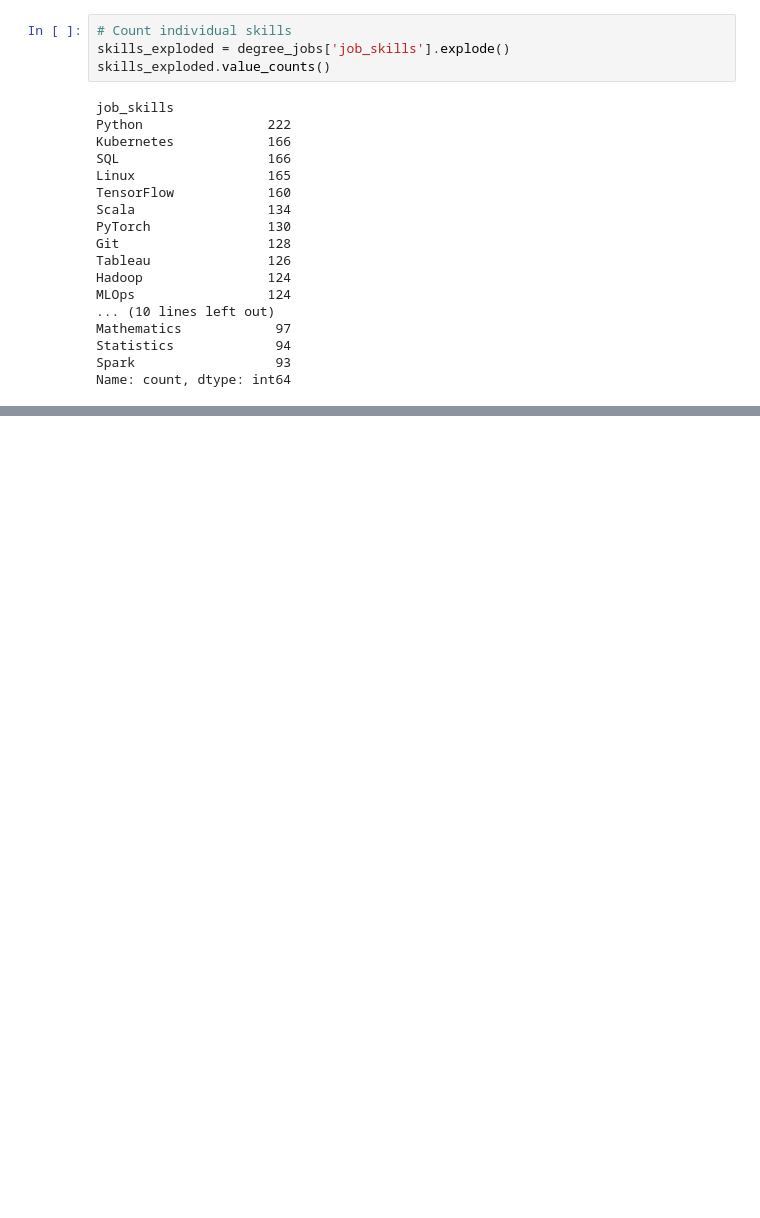
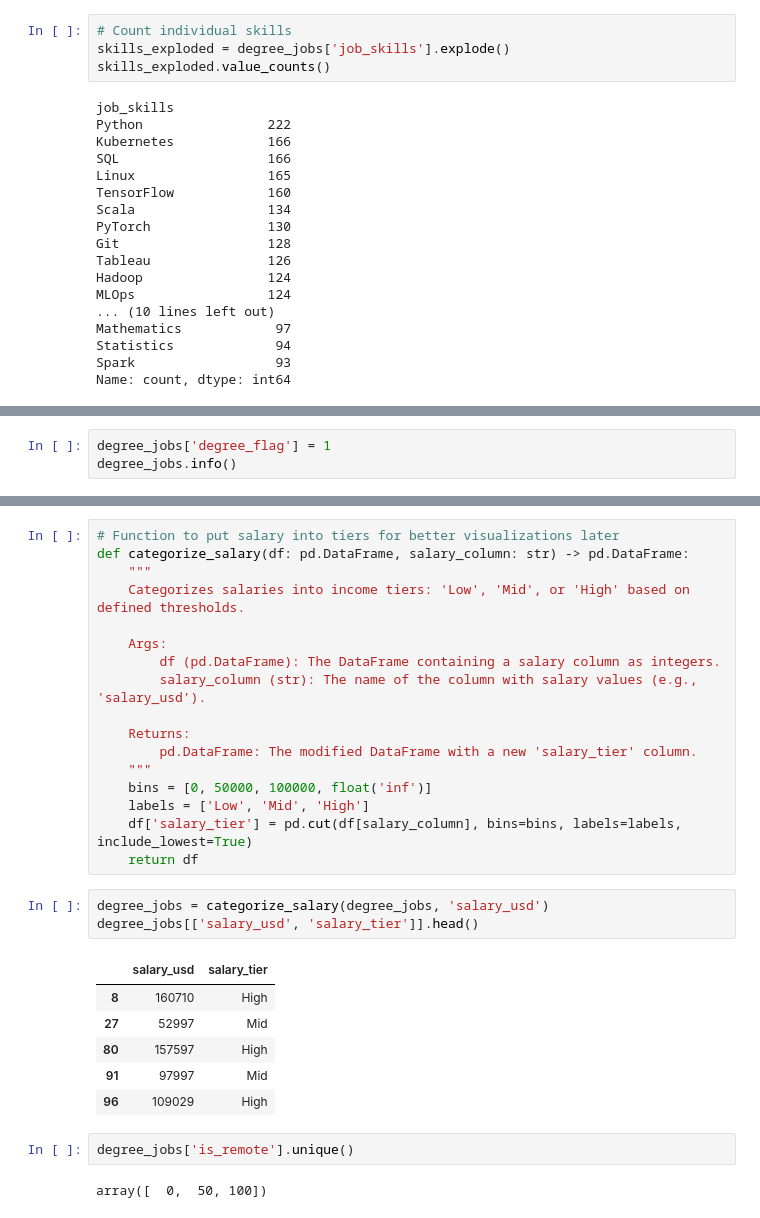
Before and after one commit to Wyparks04/Degree_Impact_On_Data_Analyst_Salaries, a Jupyter notebook: notebooks/01_degree_jobs_cleaning.ipynb, the cells around one changed output, grey strips where cells are left out. Saved outputs shown, nothing was run; the diff lists cells and outputs as text; blank space fills up the shorter version.

```diff
--- a/notebooks/01_degree_jobs_cleaning.ipynb
+++ b/notebooks/01_degree_jobs_cleaning.ipynb
@@ -228,0 +259,3 @@ Name: count, dtype: int64
+# %%
+degree_jobs['degree_flag'] = 1
+degree_jobs.info()
@@ -228,0 +280,31 @@ Name: count, dtype: int64
+# %%
+# Function to put salary into tiers for better visualizations later
+def categorize_salary(df: pd.DataFrame, salary_column: str) -> pd.DataFrame:
+    """
+    Categorizes salaries into income tiers: 'Low', 'Mid', or 'High' based on defined thresholds.
+
+    Args:
+        df (pd.DataFrame): The DataFrame containing a salary column as integers.
+        salary_column (str): The name of the column with salary values (e.g., 'salary_usd').
+
+    Returns:
+        pd.DataFrame: The modified DataFrame with a new 'salary_tier' column.
+    """
+    bins = [0, 50000, 100000, float('inf')]
+    labels = ['Low', 'Mid', 'High']
+    df['salary_tier'] = pd.cut(df[salary_column], bins=bins, labels=labels, include_lowest=True)
+    return df
+# %%
+degree_jobs = categorize_salary(degree_jobs, 'salary_usd')
+degree_jobs[['salary_usd', 'salary_tier']].head()
+# %% [output]
+|  | salary_usd | salary_tier |
+| 8 | 160710 | High |
+| 27 | 52997 | Mid |
+| 80 | 157597 | High |
+| 91 | 97997 | Mid |
+| 96 | 109029 | High |
+# %%
+degree_jobs['is_remote'].unique()
+# %% [output]
+array([  0,  50, 100])
```
Also changed, not shown: parts of 10 cells of this notebook.
